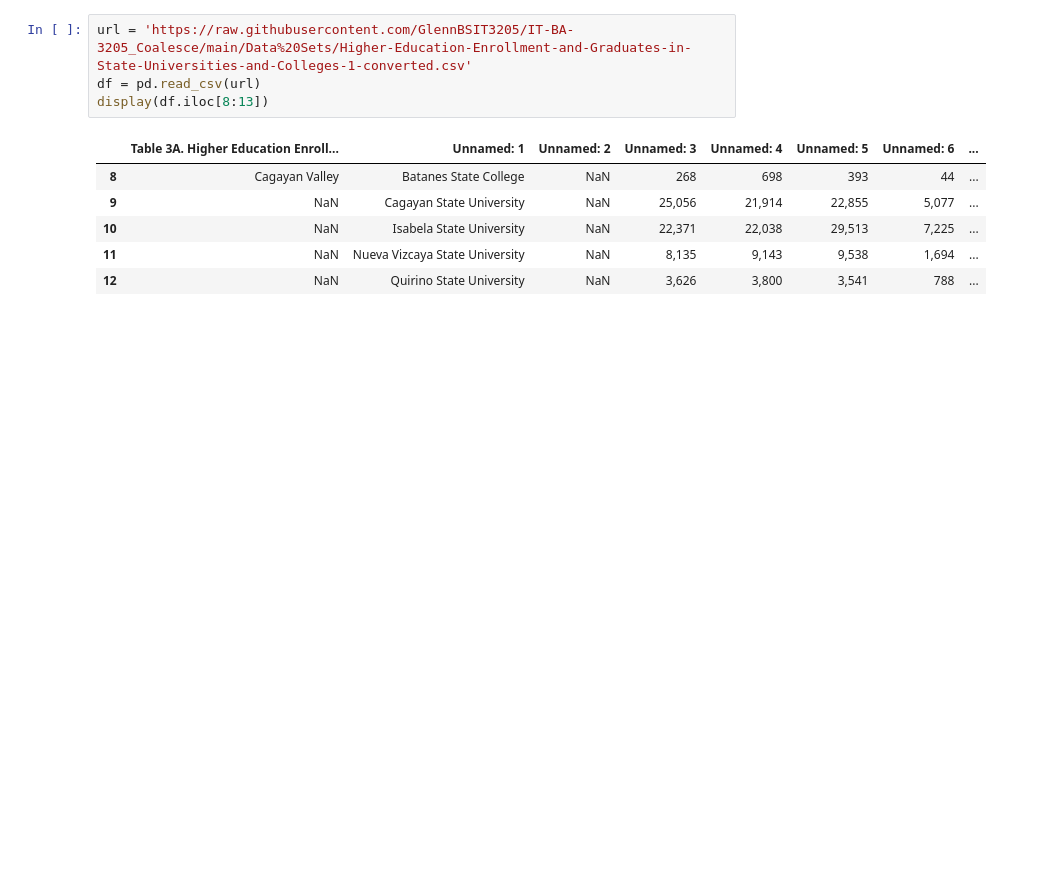
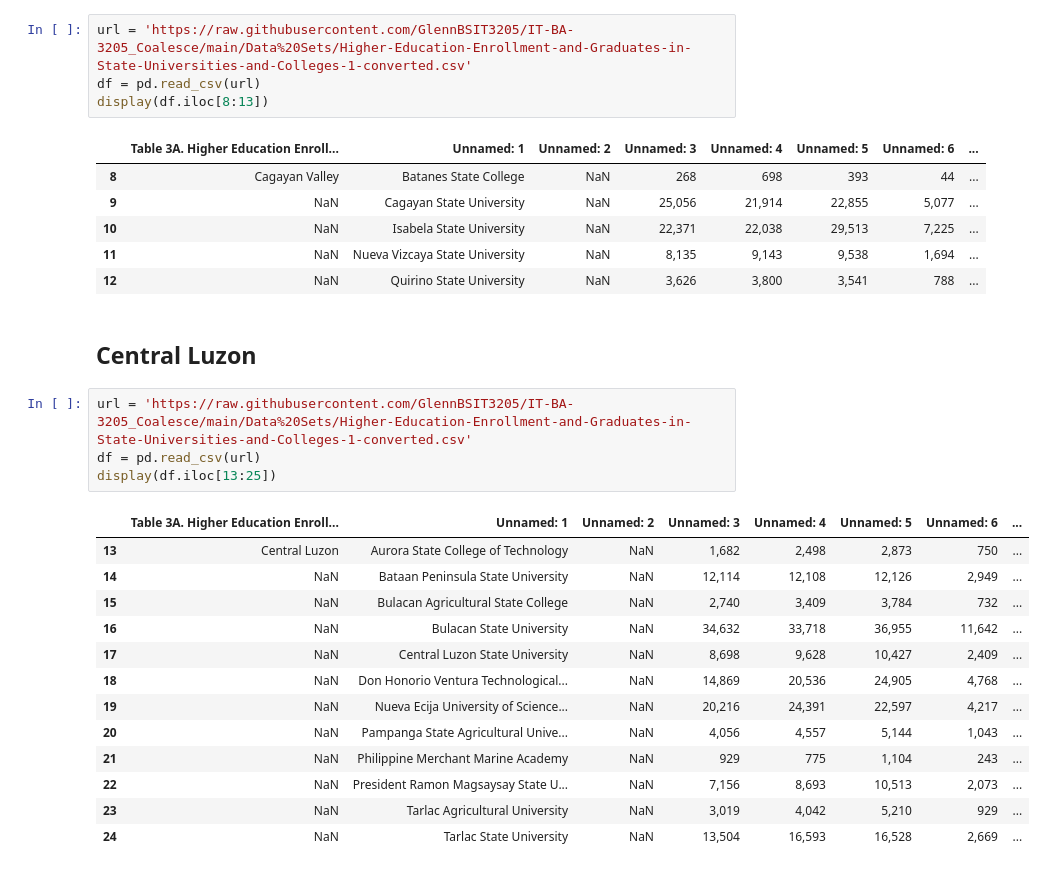
Before and after one commit to GlennBSIT3205/IT-BA-3205_Coalesce, a Jupyter notebook: Education in the Philippines Visualization.ipynb, the cells around one changed output. Saved outputs shown, nothing was run; the diff lists cells and outputs as text; blank space fills up the shorter version.

```diff
--- a/Education in the Philippines Visualization.ipynb
+++ b/Education in the Philippines Visualization.ipynb
@@ -60,3 +62,23 @@ display(df.iloc[8:13])
 | 10 | NaN | Isabela State University | NaN | 22,371 | 22,038 | 29,513 | 7,225 | ... |
 | 11 | NaN | Nueva Vizcaya State University | NaN | 8,135 | 9,143 | 9,538 | 1,694 | ... |
 | 12 | NaN | Quirino State University | NaN | 3,626 | 3,800 | 3,541 | 788 | ... |
+# %% [markdown]
+## **Central Luzon**
+# %%
+url = 'https://raw.githubusercontent.com/GlennBSIT3205/IT-BA-3205_Coalesce/main/Data%20Sets/Higher-Education-Enrollment-and-Graduates-in-State-Universities-and-Colleges-1-converted.csv'
+df = pd.read_csv(url)
+display(df.iloc[13:25])
+# %% [output]
+|  | Table 3A. Higher Education Enroll... | Unnamed: 1 | Unnamed: 2 | Unnamed: 3 | Unnamed: 4 | Unnamed: 5 | Unnamed: 6 | ... |
+| 13 | Central Luzon | Aurora State College of Technology | NaN | 1,682 | 2,498 | 2,873 | 750 | ... |
+| 14 | NaN | Bataan Peninsula State University | NaN | 12,114 | 12,108 | 12,126 | 2,949 | ... |
+| 15 | NaN | Bulacan Agricultural State College | NaN | 2,740 | 3,409 | 3,784 | 732 | ... |
+| 16 | NaN | Bulacan State University | NaN | 34,632 | 33,718 | 36,955 | 11,642 | ... |
+| 17 | NaN | Central Luzon State University | NaN | 8,698 | 9,628 | 10,427 | 2,409 | ... |
+| 18 | NaN | Don Honorio Ventura Technological... | NaN | 14,869 | 20,536 | 24,905 | 4,768 | ... |
+| 19 | NaN | Nueva Ecija University of Science... | NaN | 20,216 | 24,391 | 22,597 | 4,217 | ... |
+| 20 | NaN | Pampanga State Agricultural Unive... | NaN | 4,056 | 4,557 | 5,144 | 1,043 | ... |
+| 21 | NaN | Philippine Merchant Marine Academy | NaN | 929 | 775 | 1,104 | 243 | ... |
+| 22 | NaN | President Ramon Magsaysay State U... | NaN | 7,156 | 8,693 | 10,513 | 2,073 | ... |
+| 23 | NaN | Tarlac Agricultural University | NaN | 3,019 | 4,042 | 5,210 | 929 | ... |
+| 24 | NaN | Tarlac State University | NaN | 13,504 | 16,593 | 16,528 | 2,669 | ... |
```
Also changed, not shown: parts of 5 cells of this notebook.
